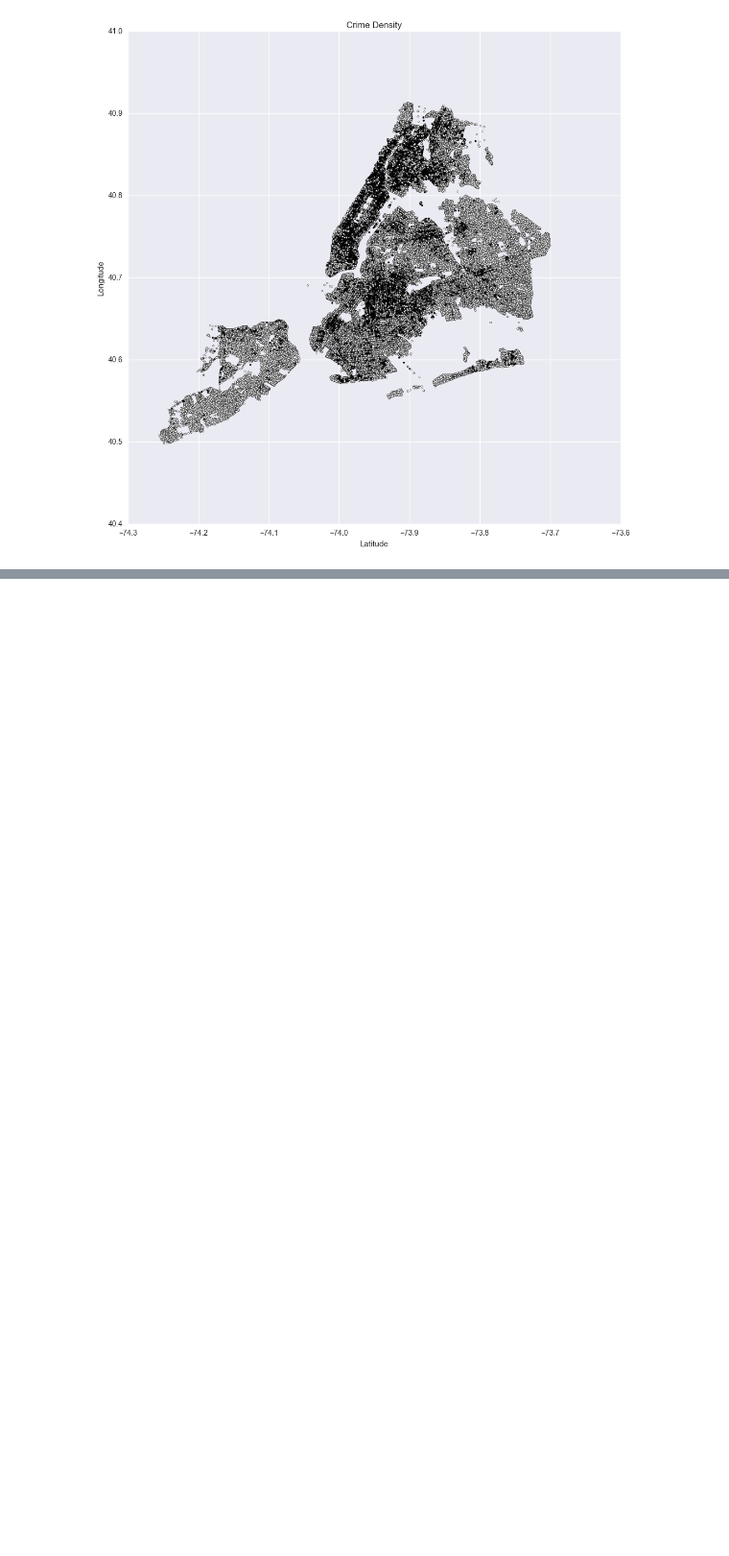
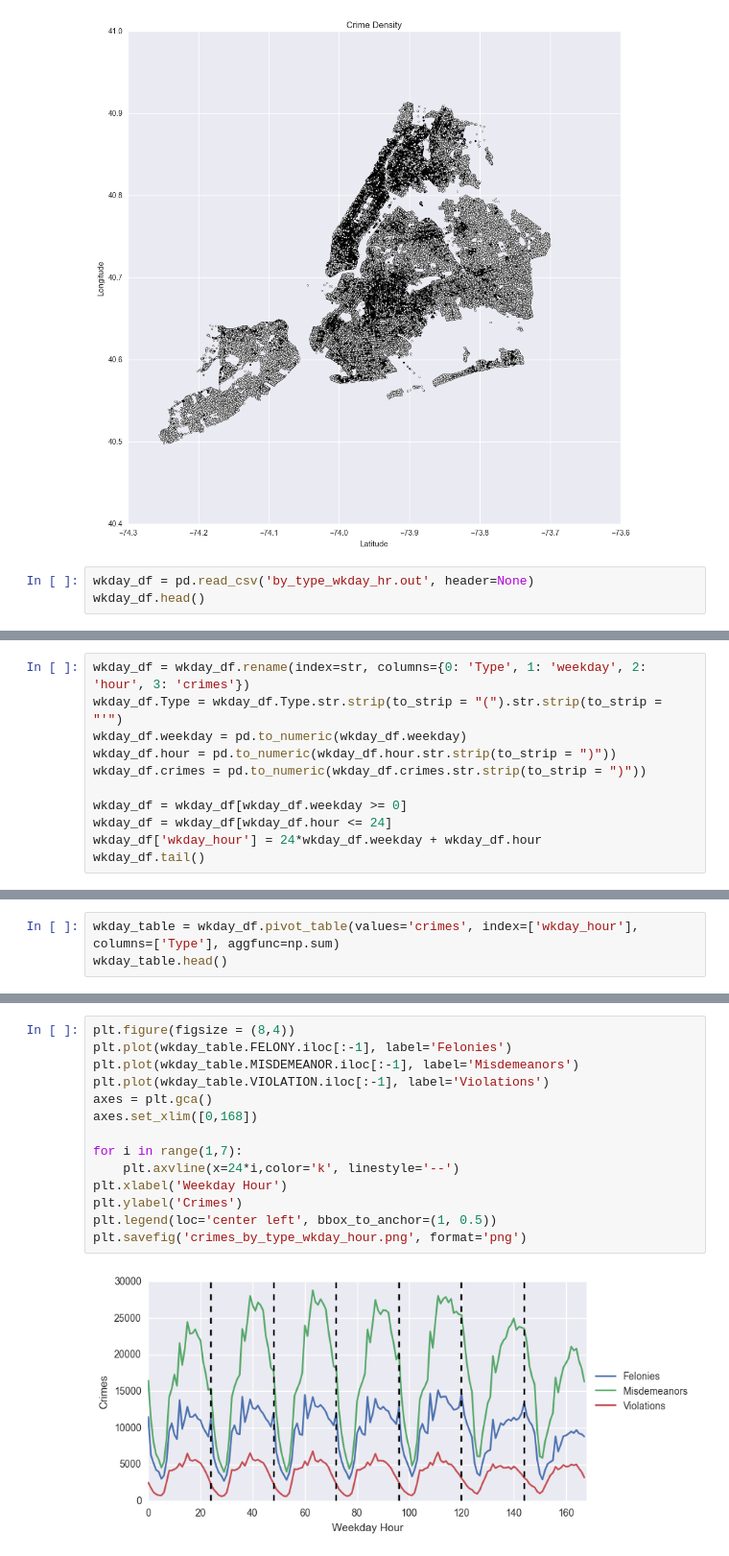
Before and after one commit to brenton72/NYC-crime-project, a Jupyter notebook: plotting_notebooks/Crime_project_graphing.ipynb, the cells around one changed output, grey strips where cells are left out. Shown at 96% size. Drawn from its saved outputs; the diff is of its cells as text; blank space fills up the shorter version.

Commit message:
adding weekday-hour plot

```diff
--- a/plotting_notebooks/Crime_project_graphing.ipynb
+++ b/plotting_notebooks/Crime_project_graphing.ipynb
@@ -129,3 +128,6 @@ plt.savefig('crimes_by_latlon.png', format='png')
 # %% [output]
 <matplotlib.text.Text at 0x...>
 [figure]
+# %%
+wkday_df = pd.read_csv('by_type_wkday_hr.out', header=None)
+wkday_df.head()
@@ -131,0 +141,11 @@ plt.savefig('crimes_by_latlon.png', format='png')
+# %%
+wkday_df = wkday_df.rename(index=str, columns={0: 'Type', 1: 'weekday', 2: 'hour', 3: 'crimes'})
+wkday_df.Type = wkday_df.Type.str.strip(to_strip = "(").str.strip(to_strip = "'")
+wkday_df.weekday = pd.to_numeric(wkday_df.weekday)
+wkday_df.hour = pd.to_numeric(wkday_df.hour.str.strip(to_strip = ")"))
+wkday_df.crimes = pd.to_numeric(wkday_df.crimes.str.strip(to_strip = ")"))
+
+wkday_df = wkday_df[wkday_df.weekday >= 0]
+wkday_df = wkday_df[wkday_df.hour <= 24]
+wkday_df['wkday_hour'] = 24*wkday_df.weekday + wkday_df.hour
+wkday_df.tail()
@@ -131,0 +159,3 @@ plt.savefig('crimes_by_latlon.png', format='png')
+# %%
+wkday_table = wkday_df.pivot_table(values='crimes', index=['wkday_hour'], columns=['Type'], aggfunc=np.sum)
+wkday_table.head()
@@ -131,0 +170,16 @@ plt.savefig('crimes_by_latlon.png', format='png')
+# %%
+plt.figure(figsize = (8,4))
+plt.plot(wkday_table.FELONY.iloc[:-1], label='Felonies')
+plt.plot(wkday_table.MISDEMEANOR.iloc[:-1], label='Misdemeanors')
+plt.plot(wkday_table.VIOLATION.iloc[:-1], label='Violations')
+axes = plt.gca()
+axes.set_xlim([0,168])
+
+for i in range(1,7):
+    plt.axvline(x=24*i,color='k', linestyle='--')
+plt.xlabel('Weekday Hour')
+plt.ylabel('Crimes')
+plt.legend(loc='center left', bbox_to_anchor=(1, 0.5))
+plt.savefig('crimes_by_type_wkday_hour.png', format='png')
+# %% [output]
+[figure, added]
```
Also changed, not shown: parts of 4 cells of this notebook, 2 other files.
